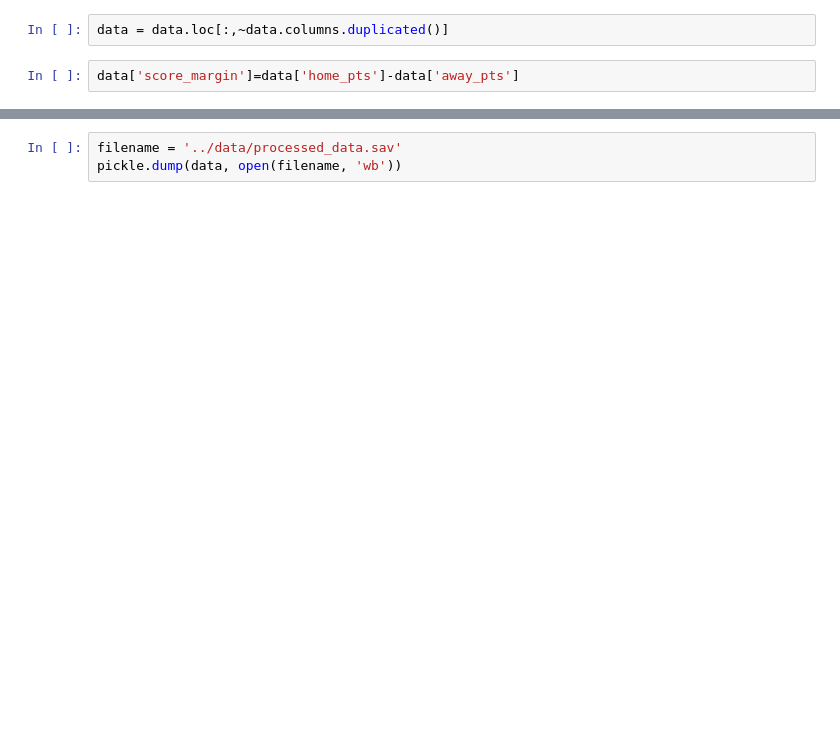
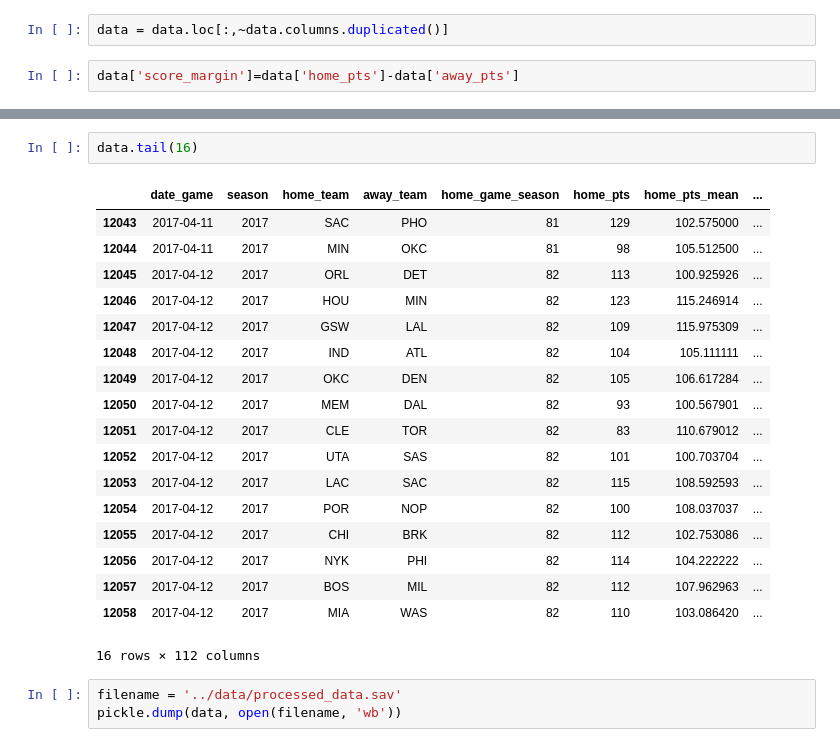
Before and after one commit to cmclaughlin829/Webscraping_and_Scoring_Predictions_for_NBA, a Jupyter notebook: ipynb/data_process.ipynb, the cells around one changed output, grey strips where cells are left out. Cells and saved outputs as stored; diff of their text form; blank space fills up the shorter version.

```diff
--- a/ipynb/data_process.ipynb
+++ b/ipynb/data_process.ipynb
@@ -120,3 +120,24 @@ data.head()
+# %%
+data.tail(16)
+# %% [output]
+|  | date_game | season | home_team | away_team | home_game_season | home_pts | home_pts_mean | ... |
+| 12043 | 2017-04-11 | 2017 | SAC | PHO | 81 | 129 | 102.575000 | ... |
+| 12044 | 2017-04-11 | 2017 | MIN | OKC | 81 | 98 | 105.512500 | ... |
+| 12045 | 2017-04-12 | 2017 | ORL | DET | 82 | 113 | 100.925926 | ... |
+| 12046 | 2017-04-12 | 2017 | HOU | MIN | 82 | 123 | 115.246914 | ... |
+| 12047 | 2017-04-12 | 2017 | GSW | LAL | 82 | 109 | 115.975309 | ... |
+| 12048 | 2017-04-12 | 2017 | IND | ATL | 82 | 104 | 105.111111 | ... |
+| 12049 | 2017-04-12 | 2017 | OKC | DEN | 82 | 105 | 106.617284 | ... |
+| 12050 | 2017-04-12 | 2017 | MEM | DAL | 82 | 93 | 100.567901 | ... |
+| 12051 | 2017-04-12 | 2017 | CLE | TOR | 82 | 83 | 110.679012 | ... |
+| 12052 | 2017-04-12 | 2017 | UTA | SAS | 82 | 101 | 100.703704 | ... |
+| 12053 | 2017-04-12 | 2017 | LAC | SAC | 82 | 115 | 108.592593 | ... |
+| 12054 | 2017-04-12 | 2017 | POR | NOP | 82 | 100 | 108.037037 | ... |
+| 12055 | 2017-04-12 | 2017 | CHI | BRK | 82 | 112 | 102.753086 | ... |
+| 12056 | 2017-04-12 | 2017 | NYK | PHI | 82 | 114 | 104.222222 | ... |
+| 12057 | 2017-04-12 | 2017 | BOS | MIL | 82 | 112 | 107.962963 | ... |
+| 12058 | 2017-04-12 | 2017 | MIA | WAS | 82 | 110 | 103.086420 | ... |
+16 rows × 112 columns
 # %%
 filename = '../data/processed_data.sav'
 pickle.dump(data, open(filename, 'wb'))
```
Also changed, not shown: parts of 2 cells of this notebook, 14 other files.
